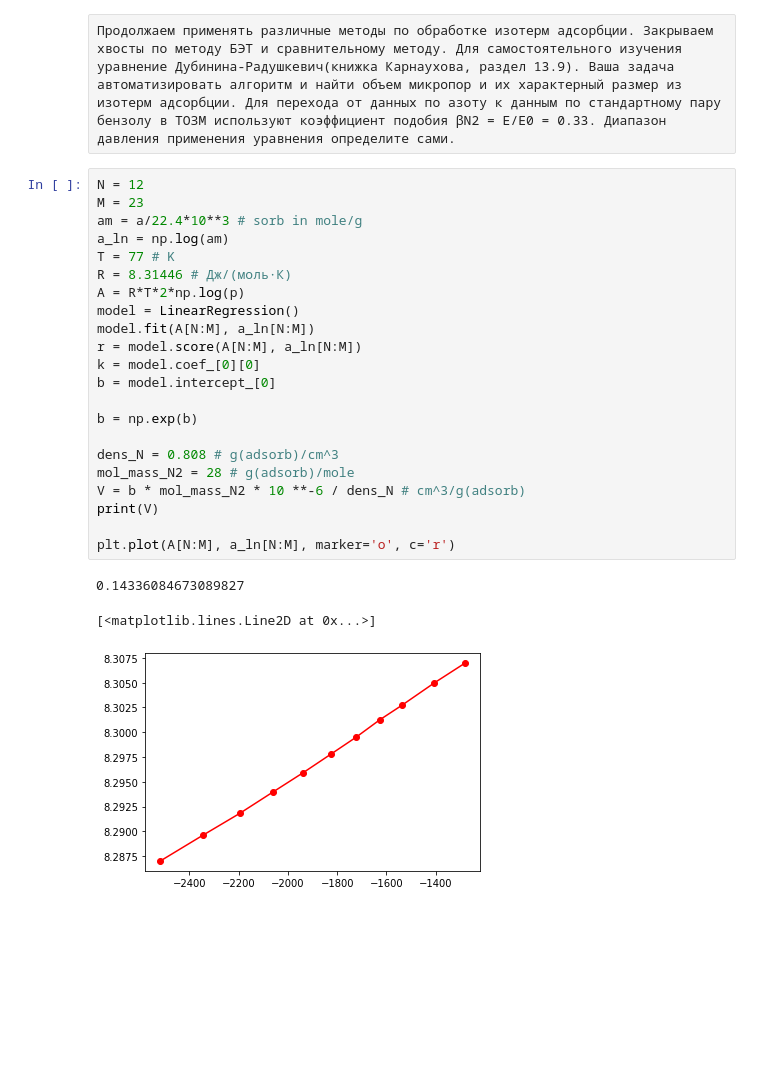
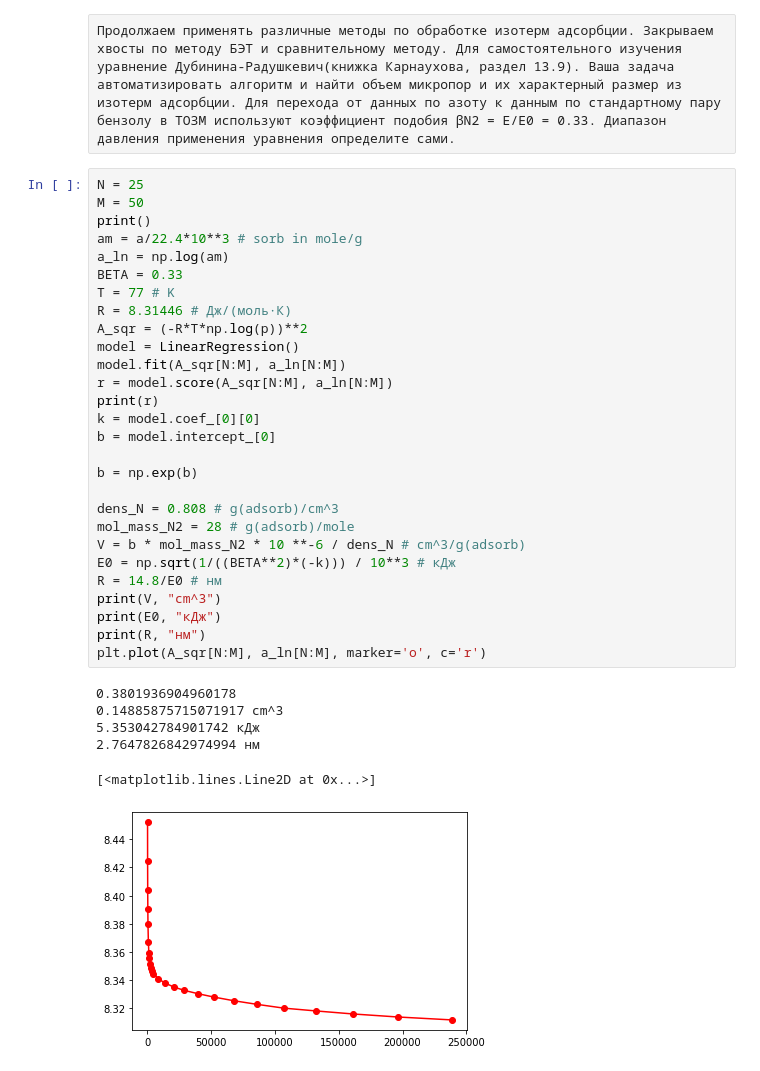
Before and after one commit to IDAnton/BET, a Jupyter notebook: BET.ipynb, the cells around one changed output. Cells and saved outputs as stored; diff of their text form; blank space fills up the shorter version.

```diff
--- a/BET.ipynb
+++ b/BET.ipynb
@@ -137,28 +137,37 @@ print(V)
 # %% [raw]
 Продолжаем применять различные методы по обработке изотерм адсорбции. Закрываем хвосты по методу БЭТ и сравнительному методу. Для самостоятельного изучения уравнение Дубинина-Радушкевич(книжка Карнаухова, раздел 13.9). Ваша задача автоматизировать алгоритм и найти объем микропор и их характерный размер из изотерм адсорбции. Для перехода от данных по азоту к данным по стандартному пару бензолу в ТОЗМ используют коэффициент подобия βN2 = Е/Е0 = 0.33. Диапазон давления применения уравнения определите сами.
 # %%
-N = 12
-M = 23
+N = 25
+M = 50
+print()
 am = a/22.4*10**3 # sorb in mole/g
 a_ln = np.log(am)
+BETA = 0.33
 T = 77 # K
 R = 8.31446 # Дж/(моль∙К)
-A = R*T*2*np.log(p)
+A_sqr = (-R*T*np.log(p))**2
 model = LinearRegression()
-model.fit(A[N:M], a_ln[N:M])
-r = model.score(A[N:M], a_ln[N:M])
+model.fit(A_sqr[N:M], a_ln[N:M])
+r = model.score(A_sqr[N:M], a_ln[N:M])
+print(r)
 k = model.coef_[0][0]
 b = model.intercept_[0]
 
 b = np.exp(b)
 
 dens_N = 0.808 # g(adsorb)/cm^3
 mol_mass_N2 = 28 # g(adsorb)/mole
 V = b * mol_mass_N2 * 10 **-6 / dens_N # cm^3/g(adsorb)
-print(V)
-
-plt.plot(A[N:M], a_ln[N:M], marker='o', c='r')
+E0 = np.sqrt(1/((BETA**2)*(-k))) / 10**3 # кДж
+R = 14.8/E0 # нм
+print(V, "cm^3")
+print(E0, "кДж")
+print(R, "нм")
+plt.plot(A_sqr[N:M], a_ln[N:M], marker='o', c='r')
 # %% [output]
-0.14336084673089827
+0.3801936904960178
+0.14885875715071917 cm^3
+5.353042784901742 кДж
+2.7647826842974994 нм
 [<matplotlib.lines.Line2D at 0x...>]
-[figure, old version]
+[figure, new version]
```
